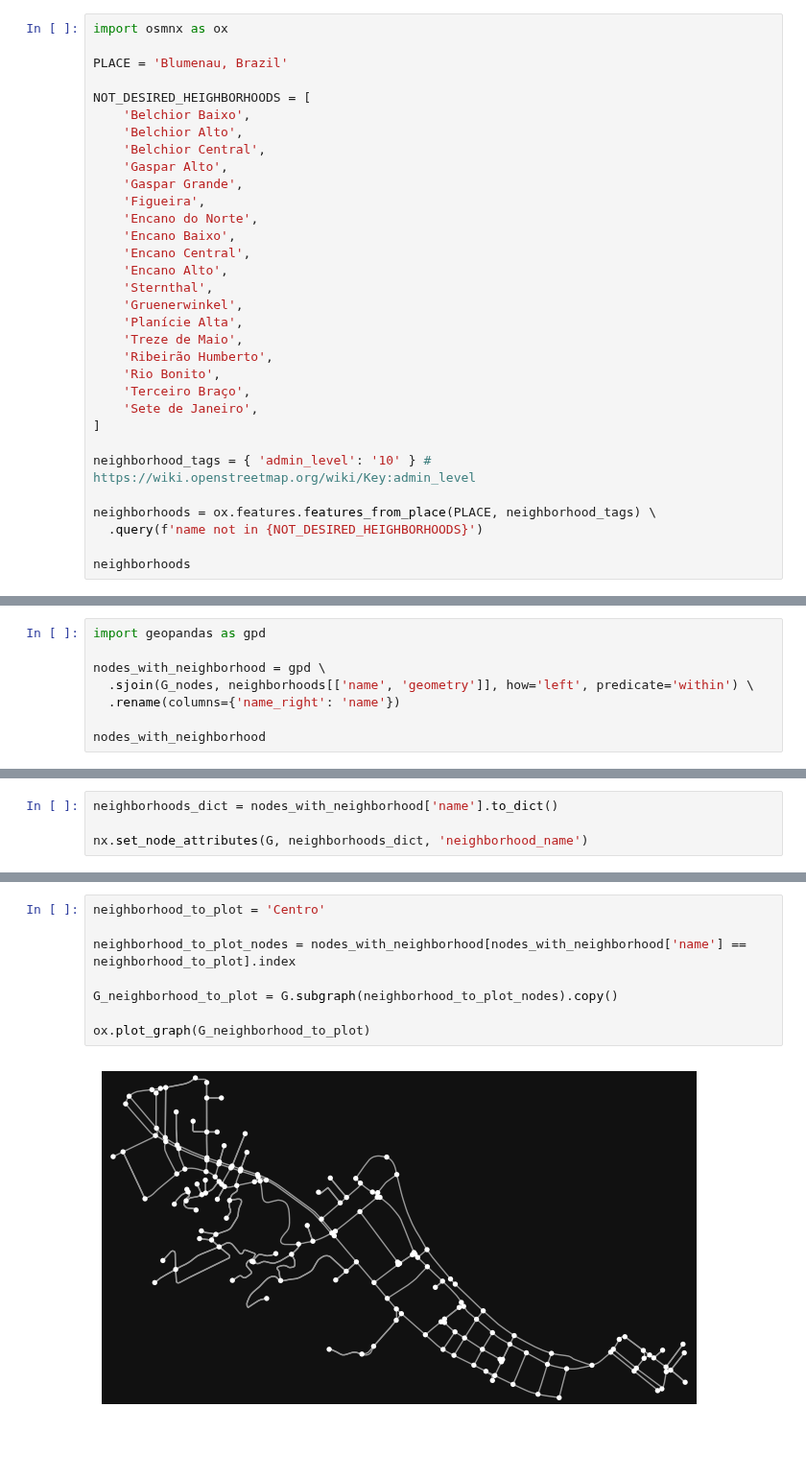
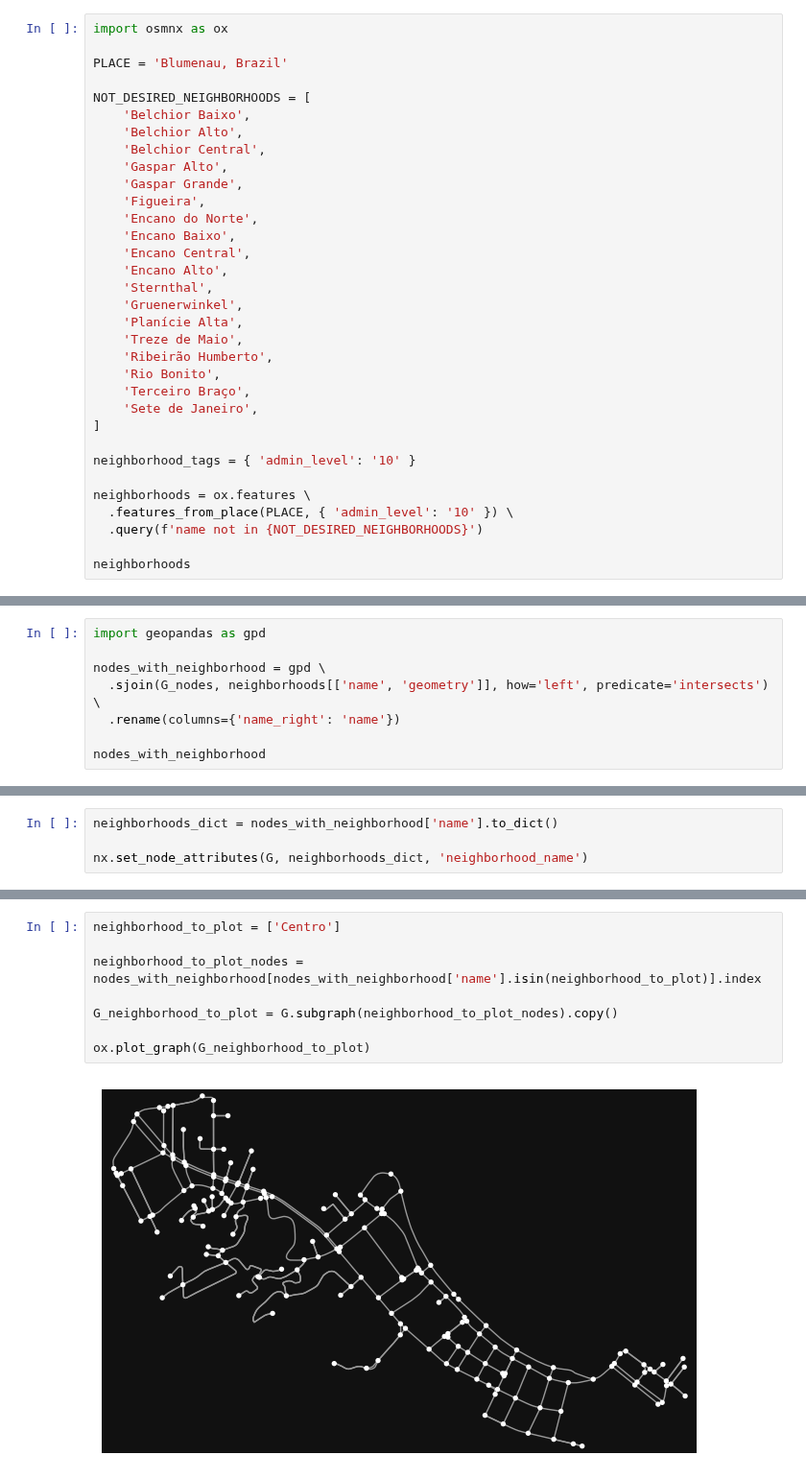
Before and after one commit to lemuel-manske/city-block, a Jupyter notebook: city.ipynb, the cells around one changed output, grey strips where cells are left out. Shown at 96% size. Drawn from its saved outputs; the diff is of its cells as text; blank space fills up the shorter version.

```diff
--- a/city.ipynb
+++ b/city.ipynb
@@ -81,7 +83,7 @@ import osmnx as ox
 
 PLACE = 'Blumenau, Brazil'
 
-NOT_DESIRED_HEIGHBORHOODS = [
+NOT_DESIRED_NEIGHBORHOODS = [
     'Belchior Baixo',
     'Belchior Alto',
     'Belchior Central',
@@ -102,10 +104,11 @@ NOT_DESIRED_HEIGHBORHOODS = [
     'Sete de Janeiro',
 ]
 
-neighborhood_tags = { 'admin_level': '10' } # https://wiki.openstreetmap.org/wiki/Key:admin_level
+neighborhood_tags = { 'admin_level': '10' }
 
-neighborhoods = ox.features.features_from_place(PLACE, neighborhood_tags) \
-  .query(f'name not in {NOT_DESIRED_HEIGHBORHOODS}')
+neighborhoods = ox.features \
+  .features_from_place(PLACE, { 'admin_level': '10' }) \
+  .query(f'name not in {NOT_DESIRED_NEIGHBORHOODS}')
 
 neighborhoods
 # %% [output]
@@ -154,7 +156,7 @@ A saída são todos os vértices de `G`, porém agora estão identificados por b
 import geopandas as gpd
 
 nodes_with_neighborhood = gpd \
-  .sjoin(G_nodes, neighborhoods[['name', 'geometry']], how='left', predicate='within') \
+  .sjoin(G_nodes, neighborhoods[['name', 'geometry']], how='left', predicate='intersects') \
   .rename(columns={'name_right': 'name'})
 
 nodes_with_neighborhood
@@ -184,11 +186,11 @@ E filtrando vértices do Centro, temos um subgrafo que representa o centro de Bl
 # %%
-neighborhood_to_plot = 'Centro'
+neighborhood_to_plot = ['Centro']
 
-neighborhood_to_plot_nodes = nodes_with_neighborhood[nodes_with_neighborhood['name'] == neighborhood_to_plot].index
+neighborhood_to_plot_nodes = nodes_with_neighborhood[nodes_with_neighborhood['name'].isin(neighborhood_to_plot)].index
 
 G_neighborhood_to_plot = G.subgraph(neighborhood_to_plot_nodes).copy()
 
 ox.plot_graph(G_neighborhood_to_plot)
 # %% [output]
-[figure, old version]
+[figure, new version]
 (<Figure size 800x800 with 1 Axes>, <Axes: >)
```
Also changed, not shown: parts of 15 cells of this notebook.
